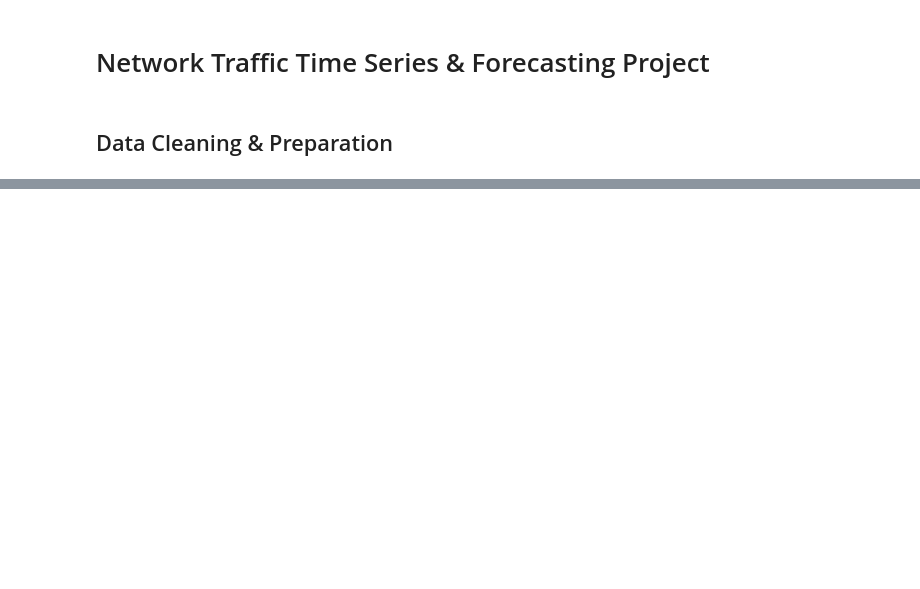
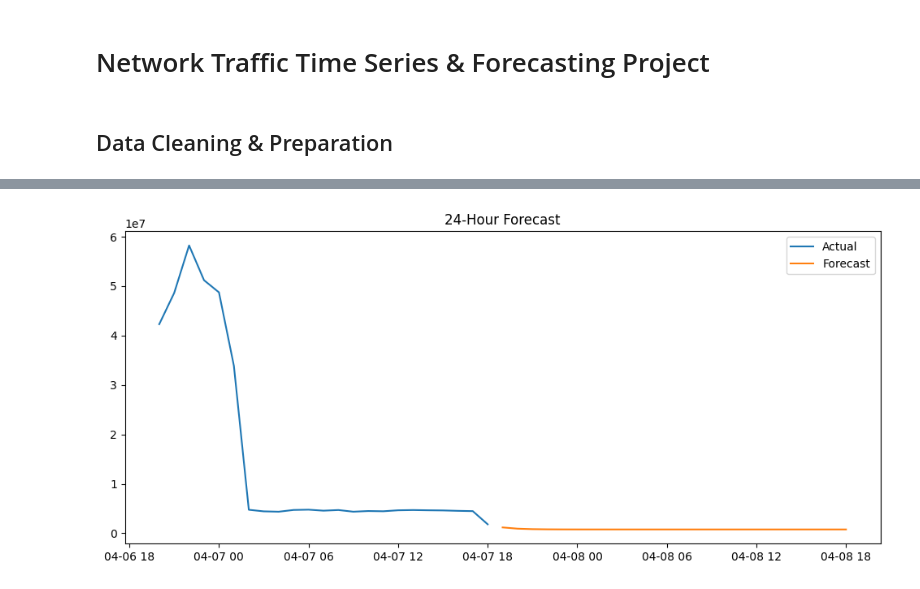
Before and after one commit to markchweya/Time-Series-Analysis-Project, a Jupyter notebook: network_time_series_project.ipynb, the cells around one changed output, grey strips where cells are left out. Saved outputs shown, nothing was run; the diff lists cells and outputs as text; code cells hidden in the pictures; blank space fills up the shorter version.

```diff
--- a/network_time_series_project.ipynb
+++ b/network_time_series_project.ipynb
@@ -37,0 +174,8 @@ ModuleNotFoundError: No module named 'pandas'
+# %%
+from statsmodels.tsa.arima.model import ARIMA
+
+model = ARIMA(df_hourly, order=(1,1,1))
+model_fit = model.fit()
+
+forecast = model_fit.forecast(steps=24)
+forecast
@@ -37,0 +200,9 @@ ModuleNotFoundError: No module named 'pandas'
+# %%
+plt.figure(figsize=(12,5))
+plt.plot(df_hourly[-100:], label='Actual')
+plt.plot(forecast, label='Forecast')
+plt.legend()
+plt.title("24-Hour Forecast")
+plt.show()
+# %% [output]
+[figure, added]
```
Also changed, not shown: parts of 12 cells of this notebook, 3 other files.
